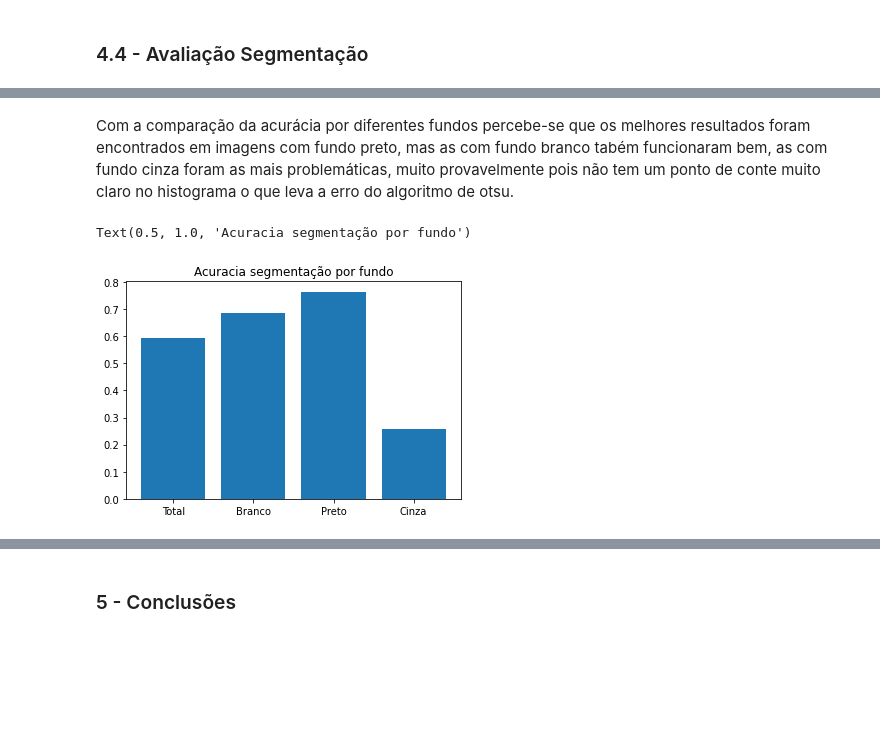
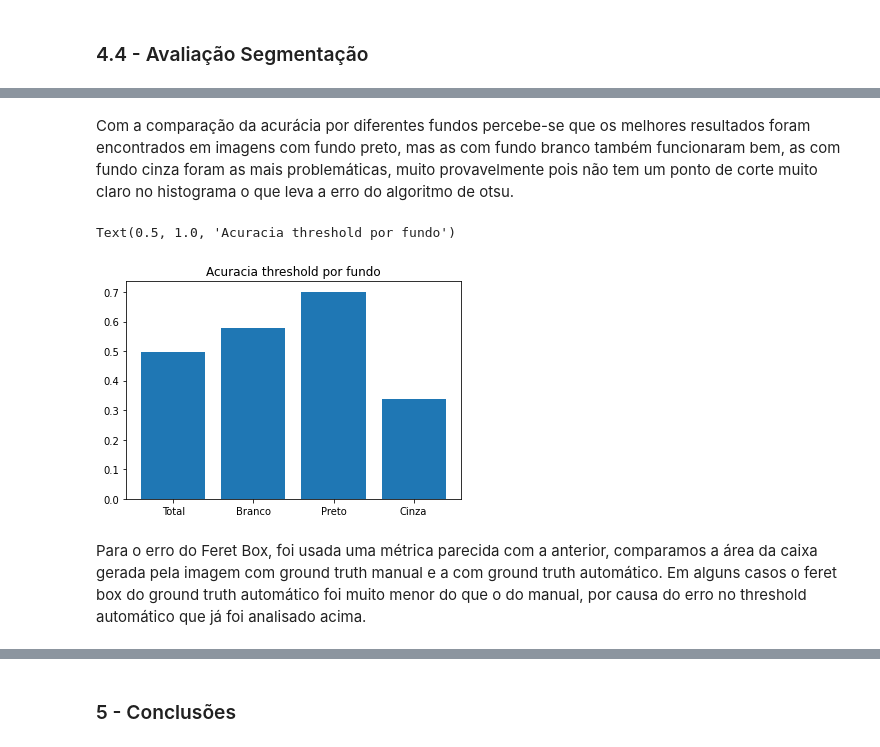
Before and after one commit to GiuliaCN/MAC0417, a Jupyter notebook: ep3_segmetacao.ipynb, the cells around one changed output, grey strips where cells are left out. Drawn from its saved outputs; the diff is of its cells as text; code cells hidden in the pictures; blank space fills up the shorter version.

```diff
--- a/ep3_segmetacao.ipynb
+++ b/ep3_segmetacao.ipynb
@@ -101,7 +93,7 @@ Foi usado o softaware gimp para destacar o obejto do seu fundo de maneira manual
 Visualização dos resultados da segmentação automática
 '''
 
-imgs = io.imread_collection("datasets/segmentedManualDataset/*/*-*.jpg") # coloque a sua ext
+imgs = io.imread_collection("datasets/segmentedManualDataset/*/*-*bd*.jpg") # coloque a sua ext
 n_colunas, n_linhas = 10, 3
 
 fig, axs = plt.subplots(3, 10, figsize=(20, 5))
@@ -239,6 +225,6 @@ Em seguida, vamos encontrar esse regiãod e interesse para cada imagem do datase
 # %%
 '''
-Criação da dataset com as imagens cortadas
+Criação do dataset com as imagens cortadas, será usado no treinamento
 '''
 
 for classe in classes:
@@ -247,7 +233,7 @@ for classe in classes:
   list_files.sort()
   i = 0
   for image in imgs:
-    minr, minc, maxr, maxc = feret_box(image):
+    minr, minc, maxr, maxc = feret_box(image)
     #Realiza o corte para todas a imagens que estão nos outros datasets de treinamento
     for dataset in datasets:
       imagem_augemented = io.imread("datasets/augmentedDataset/"+dataset+"/"+classe+"/"+list_files[i]) # coloque a sua ext
@@ -258,0 +243,18 @@ Pela vizalização é possível perceber que algumas imagens tiveram problemas,
+# %%
+'''
+Uso das imagens geradas com treshold manual
+'''
+cla = ['chave','lapis']
+for classe in cla:
+  imgs = io.imread_collection("datasets/segmentedManualDataset/"+classe+"/*.jpg") # coloque a sua ext
+  list_files = os.listdir('datasets/segmentedManualDataset/'+classe)
+  list_files.sort()
+  i = 0
+  for image in imgs:
+    minr, minc, maxr, maxc = feret_box(image)
+    #Realiza o corte para todas a imagens que estão nos outros datasets de treinamento
+    for dataset in datasets:
+      imagem_augemented = io.imread("datasets/augmentedDataset/"+dataset+"/"+classe+"/"+list_files[i]) # coloque a sua ext
+      imagem = imagem_augemented[minr:maxr,minc:maxc]
+      io.imsave("datasets/augmentedSegmentedDataset/"+dataset+"/"+classe+"/"+list_files[i], imagem)
+    i+=1
@@ -280,12 +284,16 @@ Para avaliar a segmentação automática usamos o métodos Intersection-Over-Uni
 
 $$IoU = \frac{AreaOverlap}{AreaUnion}$$
 # %%
+'''
+Cálculo do erro do Treshold automático
+'''
+
 acuracia = []
 acuracia_fundo_preto = []
 acuracia_fundo_branco = []
 acuracia_fundo_cinza = []
 cla = ['chave','lapis']
-for classe in cla:
+for classe in classes:
   imgs = io.imread_collection("datasets/segmentedManualDataset/"+classe+"/*.jpg") # coloque a sua ext
   list_files = os.listdir('datasets/segmentedManualDataset/'+classe)
   list_files.sort()
@@ -316,16 +332,18 @@ A acurácia média classe lapis foi de  0.5195026799473685
 # %% [markdown]
-Com a comparação da acurácia por diferentes fundos percebe-se que os melhores resultados foram encontrados em imagens com fundo preto, mas as com fundo branco tabém funcionaram bem, as com fundo cinza foram as mais problemáticas, muito provavelmente pois não tem um ponto de conte muito claro no histograma o que leva a erro do algoritmo de otsu.
+Com a comparação da acurácia por diferentes fundos percebe-se que os melhores resultados foram encontrados em imagens com fundo preto, mas as com fundo branco também funcionaram bem, as com fundo cinza foram as mais problemáticas, muito provavelmente pois não tem um ponto de corte muito claro no histograma o que leva a erro do algoritmo de otsu.
 # %%
 m_total = np.sum(acuracia)/len(acuracia)
 m_fb = np.sum(acuracia_fundo_branco)/len(acuracia_fundo_branco)
 m_fp = np.sum(acuracia_fundo_preto)/len(acuracia_fundo_preto)
 m_fc = np.sum(acuracia_fundo_cinza)/len(acuracia_fundo_cinza)
 
 m_acuracia = [m_total, m_fb, m_fp, m_fc]
 nomes = ["Total", "Branco", "Preto", "Cinza"]
 
 plt.bar(nomes, m_acuracia)
-plt.title("Acuracia segmentação por fundo")
+plt.title("Acuracia threshold por fundo")
 # %% [output]
-Text(0.5, 1.0, 'Acuracia segmentação por fundo')
+Text(0.5, 1.0, 'Acuracia threshold por fundo')
-[figure, old version]
+[figure, new version]
+# %% [markdown]
+Para o erro do Feret Box, foi usada uma métrica parecida com a anterior, comparamos a área da caixa gerada pela imagem com ground truth manual e a com ground truth automático. Em alguns casos o feret box do ground truth automático foi muito menor do que o do manual, por causa do erro no threshold automático que já foi analisado acima.
```
Also changed, not shown: parts of 23 cells of this notebook.
